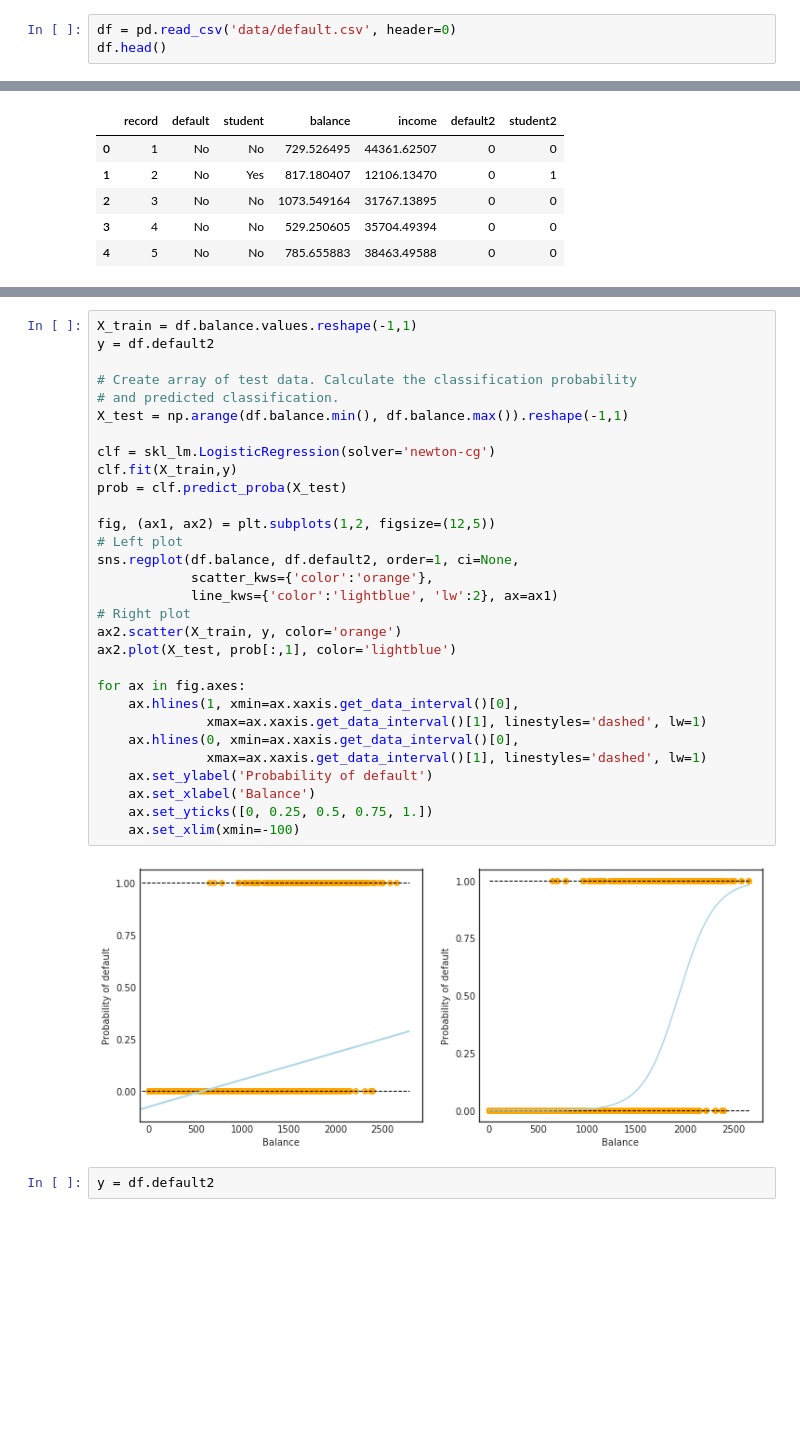
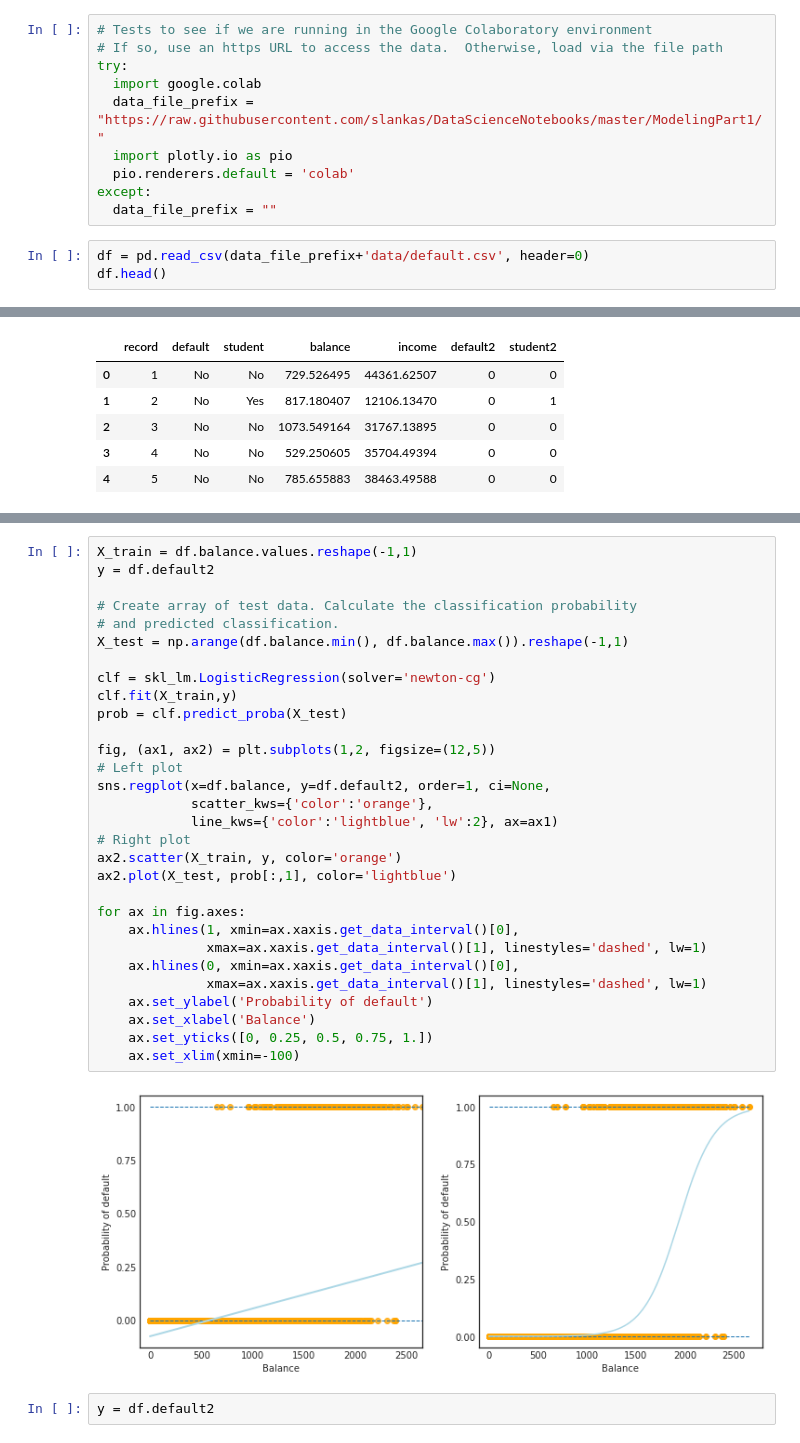
Before and after one commit to slankas/DataScienceNotebooks, a Jupyter notebook: ModelingPart1/6 - Logistic Regression.ipynb, the cells around one changed output, grey strips where cells are left out. Cells and saved outputs as stored; diff of their text form; blank space fills up the shorter version.

```diff
--- a/ModelingPart1/6 - Logistic Regression.ipynb
+++ b/ModelingPart1/6 - Logistic Regression.ipynb
@@ -21,8 +21,18 @@ import statsmodels as sm2
 
 %matplotlib inline
 plt.style.use('seaborn-white')
+# %%
+# Tests to see if we are running in the Google Colaboratory environment
+# If so, use an https URL to access the data.  Otherwise, load via the file path
+try:
+  import google.colab
+  data_file_prefix = "https://raw.githubusercontent.com/slankas/DataScienceNotebooks/master/ModelingPart1/"
+  import plotly.io as pio
+  pio.renderers.default = 'colab'
+except:
+  data_file_prefix = ""
 # %%
-df = pd.read_csv('data/default.csv', header=0)
+df = pd.read_csv(data_file_prefix+'data/default.csv', header=0)
 df.head()
 # %% [output]
 |  | record | default | student | balance | income |
@@ -77,35 +87,35 @@ gs.tight_layout(plt.gcf())
 # %%
 X_train = df.balance.values.reshape(-1,1)
 y = df.default2
 
 # Create array of test data. Calculate the classification probability
 # and predicted classification.
 X_test = np.arange(df.balance.min(), df.balance.max()).reshape(-1,1)
 
 clf = skl_lm.LogisticRegression(solver='newton-cg')
 clf.fit(X_train,y)
 prob = clf.predict_proba(X_test)
 
 fig, (ax1, ax2) = plt.subplots(1,2, figsize=(12,5))
 # Left plot
-sns.regplot(df.balance, df.default2, order=1, ci=None,
+sns.regplot(x=df.balance, y=df.default2, order=1, ci=None,
             scatter_kws={'color':'orange'},
             line_kws={'color':'lightblue', 'lw':2}, ax=ax1)
 # Right plot
 ax2.scatter(X_train, y, color='orange')
 ax2.plot(X_test, prob[:,1], color='lightblue')
 
 for ax in fig.axes:
     ax.hlines(1, xmin=ax.xaxis.get_data_interval()[0],
               xmax=ax.xaxis.get_data_interval()[1], linestyles='dashed', lw=1)
     ax.hlines(0, xmin=ax.xaxis.get_data_interval()[0],
               xmax=ax.xaxis.get_data_interval()[1], linestyles='dashed', lw=1)
     ax.set_ylabel('Probability of default')
     ax.set_xlabel('Balance')
     ax.set_yticks([0, 0.25, 0.5, 0.75, 1.])
     ax.set_xlim(xmin=-100)
 # %% [output]
-[figure, old version]
+[figure, new version]
 # %%
 y = df.default2
 # %%
```
Also changed, not shown: parts of 3 cells of this notebook.
